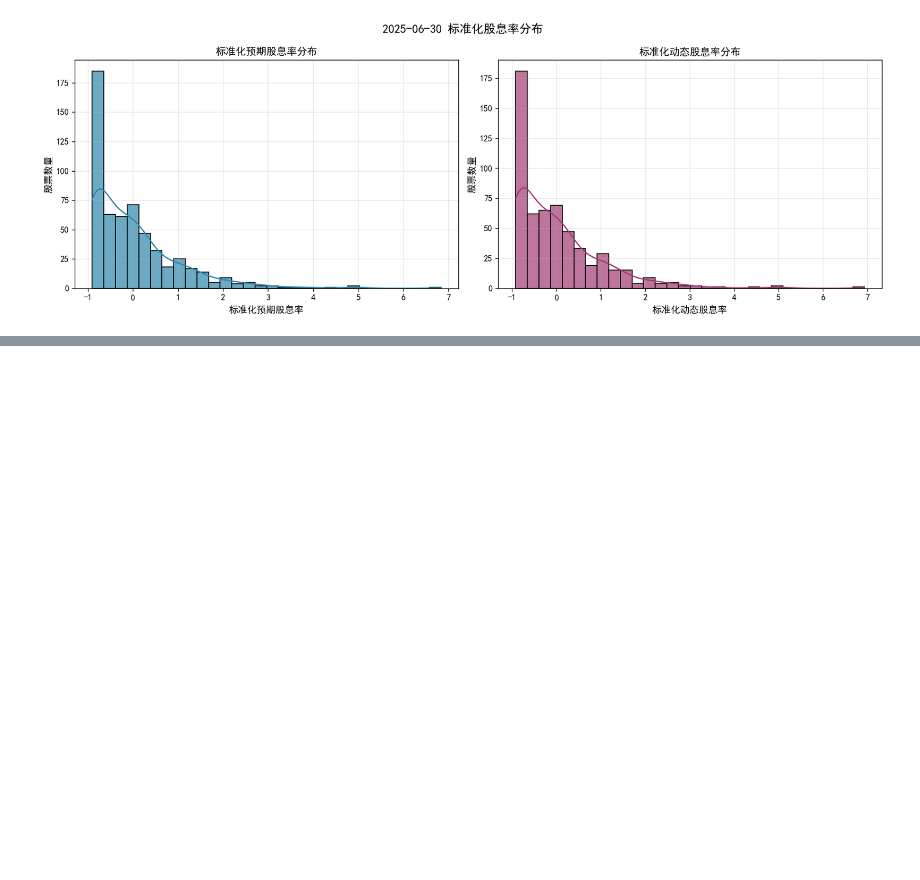
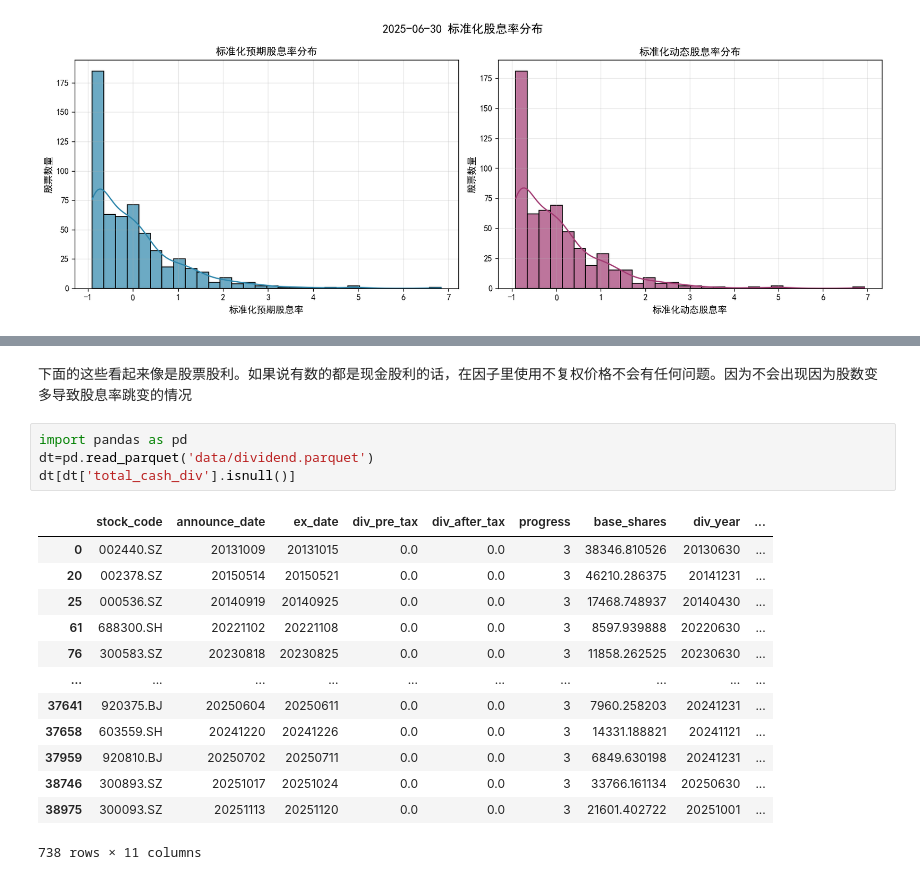
Before and after one commit to Lituxxx/ptb-project, a Jupyter notebook: data_analysis.ipynb, the cells around one changed output, grey strips where cells are left out. Cells and saved outputs as stored; diff of their text form; blank space fills up the shorter version.

```diff
--- a/data_analysis.ipynb
+++ b/data_analysis.ipynb
@@ -554,0 +572,20 @@ max              2.080871e+01           2.080871e+01
+# %% [markdown]
+下面的这些看起来像是股票股利。如果说有数的都是现金股利的话，在因子里使用不复权价格不会有任何问题。因为不会出现因为股数变多导致股息率跳变的情况
+# %%
+import pandas as pd
+dt=pd.read_parquet('data/dividend.parquet')
+dt[dt['total_cash_div'].isnull()]
+# %% [output]
+|  | stock_code | announce_date | ex_date | div_pre_tax | div_after_tax | progress | base_shares | div_year | ... |
+| 0 | 002440.SZ | 20131009 | 20131015 | 0.0 | 0.0 | 3 | 38346.810526 | 20130630 | ... |
+| 20 | 002378.SZ | 20150514 | 20150521 | 0.0 | 0.0 | 3 | 46210.286375 | 20141231 | ... |
+| 25 | 000536.SZ | 20140919 | 20140925 | 0.0 | 0.0 | 3 | 17468.748937 | 20140430 | ... |
+| 61 | 688300.SH | 20221102 | 20221108 | 0.0 | 0.0 | 3 | 8597.939888 | 20220630 | ... |
+| 76 | 300583.SZ | 20230818 | 20230825 | 0.0 | 0.0 | 3 | 11858.262525 | 20230630 | ... |
+| ... | ... | ... | ... | ... | ... | ... | ... | ... | ... |
+| 37641 | 920375.BJ | 20250604 | 20250611 | 0.0 | 0.0 | 3 | 7960.258203 | 20241231 | ... |
+| 37658 | 603559.SH | 20241220 | 20241226 | 0.0 | 0.0 | 3 | 14331.188821 | 20241121 | ... |
+| 37959 | 920810.BJ | 20250702 | 20250711 | 0.0 | 0.0 | 3 | 6849.630198 | 20241231 | ... |
+| 38746 | 300893.SZ | 20251017 | 20251024 | 0.0 | 0.0 | 3 | 33766.161134 | 20250630 | ... |
+| 38975 | 300093.SZ | 20251113 | 20251120 | 0.0 | 0.0 | 3 | 21601.402722 | 20251001 | ... |
+738 rows × 11 columns
```
Also changed, not shown: parts of 7 cells of this notebook, 1 other file.
